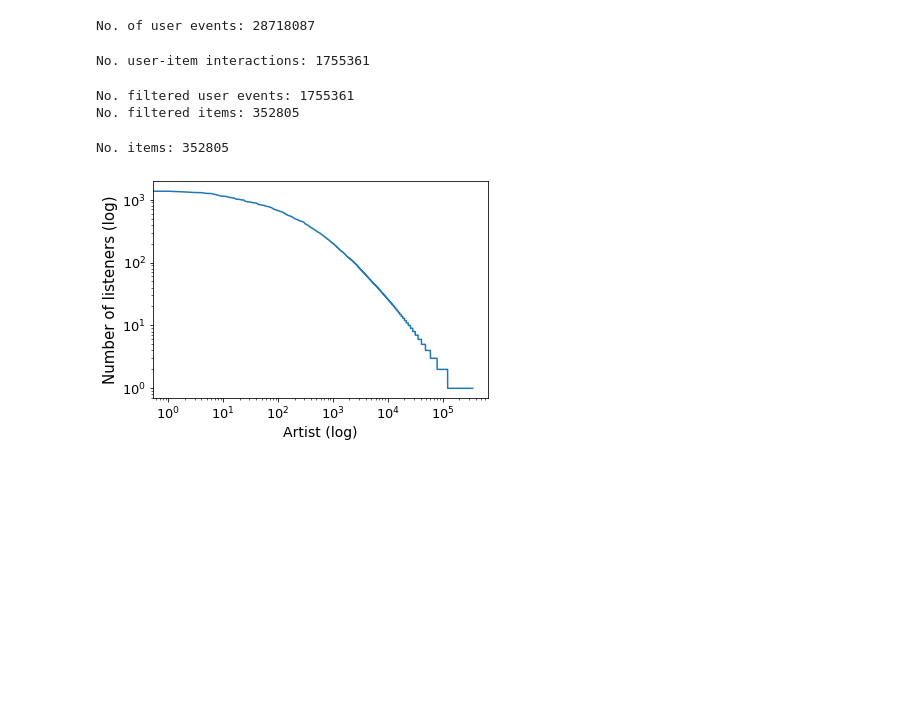
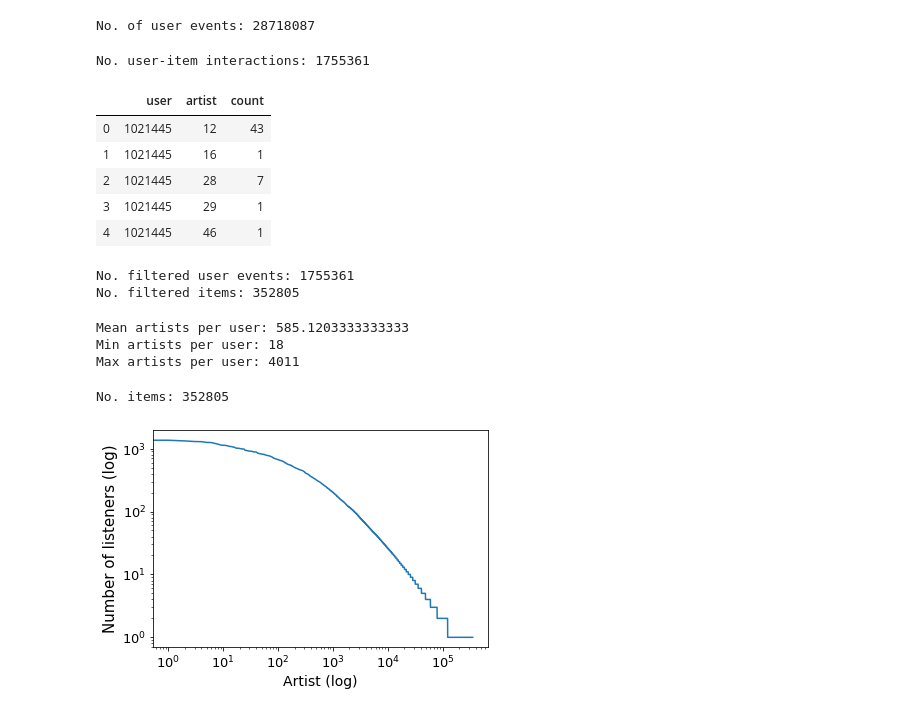
Before and after one commit to domkowald/FairRecSys, a Jupyter notebook: LFM_Fairness.ipynb, the cells around one changed output. Drawn from its saved outputs; the diff is of its cells as text; code cells hidden in the pictures; blank space fills up the shorter version.

```diff
--- a/LFM_Fairness.ipynb
+++ b/LFM_Fairness.ipynb
@@ -41,6 +41,15 @@ df_events = df_events.groupby(['user', predict_col]).size().reset_index(name='co
 print('No. user-item interactions: ' + str(len(df_events)))
 # %% [output]
 No. user-item interactions: 1755361
+# %%
+df_events.head()
+# %% [output]
+|  | user | artist | count |
+| 0 | 1021445 | 12 | 43 |
+| 1 | 1021445 | 16 | 1 |
+| 2 | 1021445 | 28 | 7 |
+| 3 | 1021445 | 29 | 1 |
+| 4 | 1021445 | 46 | 1 |
 # %%
 df_events = df_events[df_events['count'] >= item_threshold]
 print('No. filtered user events: ' + str(len(df_events)))
@@ -48,6 +57,17 @@ print('No. filtered items: ' + str(len(df_events[predict_col].unique())))
 # %% [output]
 No. filtered user events: 1755361
 No. filtered items: 352805
+# %%
+# get user distribution
+user_dist = df_events['user'].value_counts()
+num_users = len(user_dist)
+print('Mean artists per user: ' + str(user_dist.mean()))
+print('Min artists per user: ' + str(user_dist.min()))
+print('Max artists per user: ' + str(user_dist.max()))
+# %% [output]
+Mean artists per user: 585.1203333333333
+Min artists per user: 18
+Max artists per user: 4011
 # %%
 # get item distribution
 item_dist = df_events[predict_col].value_counts()
```
Also changed, not shown: parts of 3 cells of this notebook, 1 other file.
